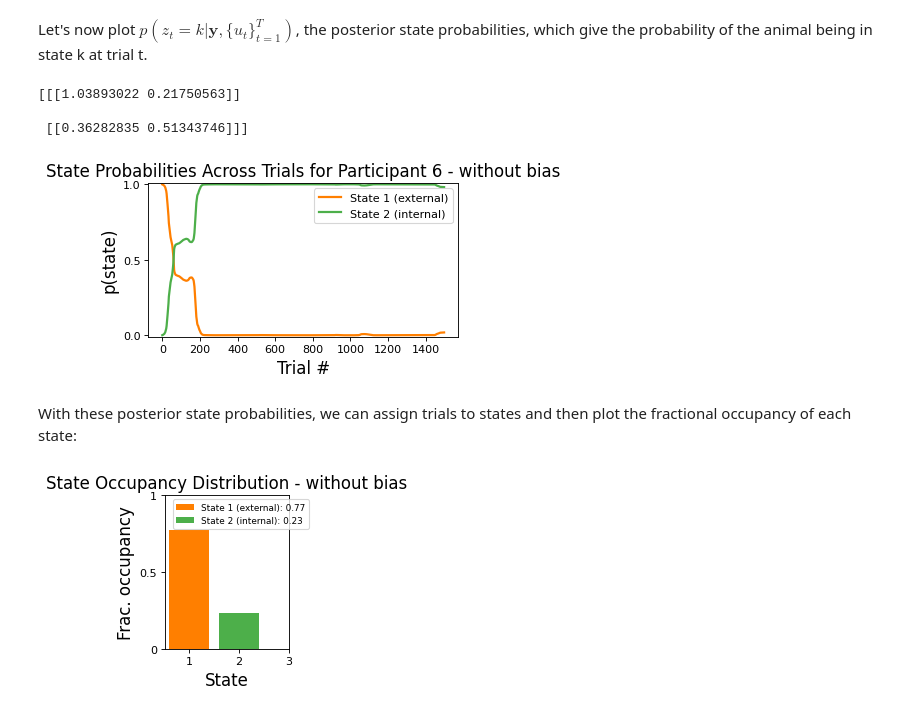
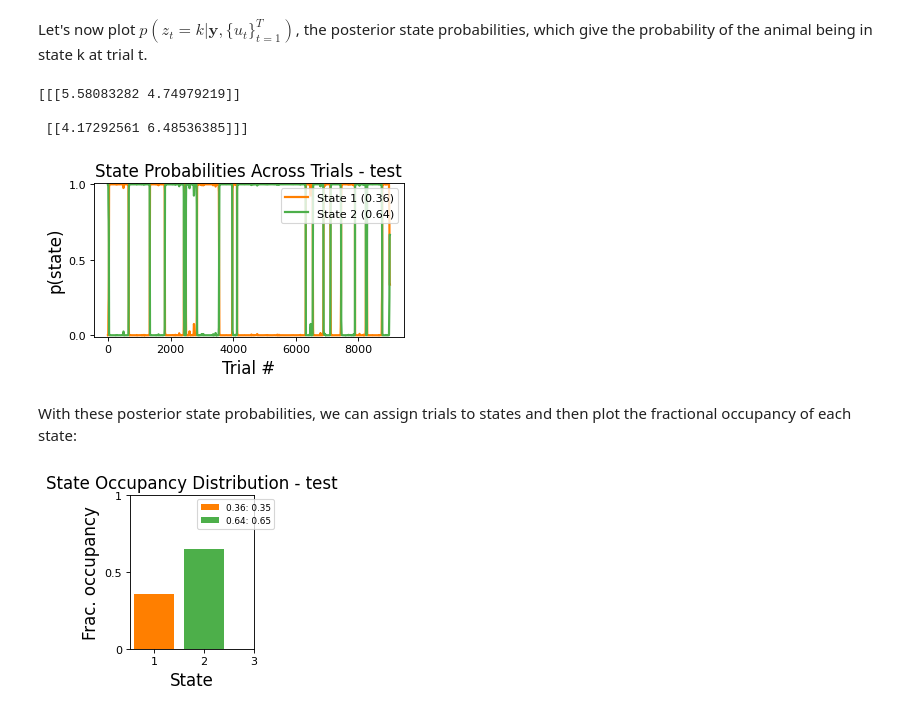
Before and after one commit to cocoltre/Visual-Perception, a Jupyter notebook: GLM_HMM_predictive_templates.ipynb, the cells around one changed output. Cells and saved outputs as stored; diff of their text form; code cells hidden in the pictures.

```diff
--- a/GLM_HMM_predictive_templates.ipynb
+++ b/GLM_HMM_predictive_templates.ipynb
@@ -18,7 +19,7 @@ root_dir = os.getcwd()
 save_data = True
 bias = True
 
-test_type = 'withoutbias'
+test_type = 'with006'
 
 test_type_title = ''
 if test_type.startswith("without") and test_type.endswith("ms"):
@@ -39,6 +40,8 @@ elif test_type == 'with006':
     test_type_title = ' - test'
 elif test_type == 'with006':
     test_type_title = ''
+elif test_type == 'ketamindata':
+    test_type_title = ' - ketamindata'
 
 want_another_test = False
 # %% [markdown]
@@ -308,0 +316,20 @@ if test_type != 'test_model':
+# %%
+# Compute prev_resp_congruent:
+# - when prev_resp = -1 and resp = 0 → congruent
+# - when prev_resp = 1 and resp = 1 → congruent
+final_df["prev_resp_congruent"] = np.where(
+    ((final_df["prev_resp"] == -1) & (final_df["resp"] == 0)) |
+    ((final_df["prev_resp"] == 1) & (final_df["resp"] == 1)),
+    1,
+    0
+)
+
+# Compute orientation_congruent:
+# - when theta = -1 and resp = 0 → congruent
+# - when theta = 1 and resp = 1 → congruent
+final_df["orientation_congruent"] = np.where(
+    ((final_df["theta"] == -1) & (final_df["resp"] == 0)) |
+    ((final_df["theta"] == 1) & (final_df["resp"] == 1)),
+    1,
+    0
+)
@@ -733,9 +839,9 @@ print(-glmhmm.observations.params)
 index_ext = np.argmax(np.concatenate(-glmhmm.observations.params)[:,0])
 index_int = np.argmin(np.concatenate(-glmhmm.observations.params)[:,0])
 # %% [output]
-[[[1.03893022 0.21750563]]
+[[[5.58083282 4.74979219]]
 
- [[0.36282835 0.51343746]]]
+ [[4.17292561 6.48536385]]]
 # %%
 # Get expected states:
 posterior_probs = [glmhmm.expected_states(data=data, input=inpt)[0]
@@ -743,41 +849,44 @@ posterior_probs = [glmhmm.expected_states(data=data, input=inpt)[0]
                 in zip(choices, inpts)]
 # %%
 fig = plt.figure(figsize=(5, 2.5), dpi=80, facecolor='w', edgecolor='k')
-sess_id = 5 #session id; can choose any index between 0 and num_sess-1=6-1=5
+if test_type == 'test_model':
+    sess_id = 0
+else:
+    sess_id = 5 #session id; can choose any index between 0 and num_sess-1=6-1=5
 if test_type != 'test_model':
     for k in range(num_states):
         if k==0:
             plt.plot(posterior_probs[sess_id][1:1500, k], label="State 1 (external)", lw=2,
                 color=cols[k])
         else:
             plt.plot(posterior_probs[sess_id][1:1500, k], label="State 2 (internal)", lw=2,
                 color=cols[k])
 else:
     for k in range(num_states):
         if k==0:
             plt.plot(posterior_probs[sess_id][1:9000, k], label=f"State 1 ({fraction_even:.2f})", lw=2, #State 1 (36%)
                 color=cols[k])
         else:
             plt.plot(posterior_probs[sess_id][1:9000, k], label=f"State 2 ({fraction_odd:.2f})", lw=2, #State 2 (64%)
                 color=cols[k])
 plt.ylim((-0.01, 1.01))
 plt.yticks([0, 0.5, 1], fontsize = 10)
 plt.xlabel("Trial #", fontsize = 15)
 plt.ylabel("p(state)", fontsize = 15)
 plt.legend(loc="upper right", fontsize=10, title_fontsize=12)
 
 if test_type == 'test_model':
     plt.title(f"State Probabilities Across Trials - test", fontsize=15)
 else:
     plt.title(f"State Probabilities Across Trials for Participant {sess_id+1}{test_type_title}", fontsize=15)
 
 if bias == True:
     plt.savefig(root_dir + f'/plots/{test_type}/probabilities_orientation.png', bbox_inches='tight')
 else:
     plt.savefig(root_dir + f'/plots/{test_type}/probabilities_orientation_00{sess_id+1}.png', bbox_inches='tight')
 plt.show()
 # %% [output]
-[figure, old version]
+[figure, new version]
 # %% [markdown]
 With these posterior state probabilities, we can assign trials to states and then plot the fractional occupancy of each state:
 # %%
@@ -813,7 +922,7 @@ plt.title(f"State Occupancy Distribution{test_type_title}", fontsize=15)
 plt.savefig(root_dir + f'/plots/{test_type}/fraction_occupancy_orientation.png', bbox_inches='tight')
 plt.show()
 # %% [output]
-[figure, old version]
+[figure, new version]
 # %%
 final_df = final_df.assign(Gl_Prob_State_ext = posterior_probs_concat[:,index_ext])
 final_df = final_df.assign(Gl_Prob_State_int = posterior_probs_concat[:,index_int])
```
Also changed, not shown: parts of 20 cells of this notebook, 16 other files.
